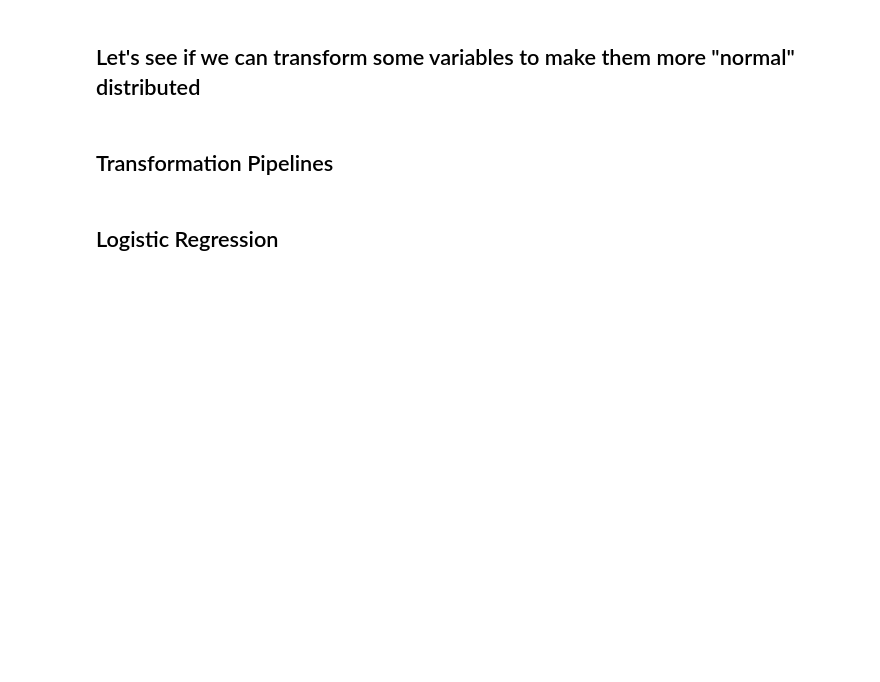
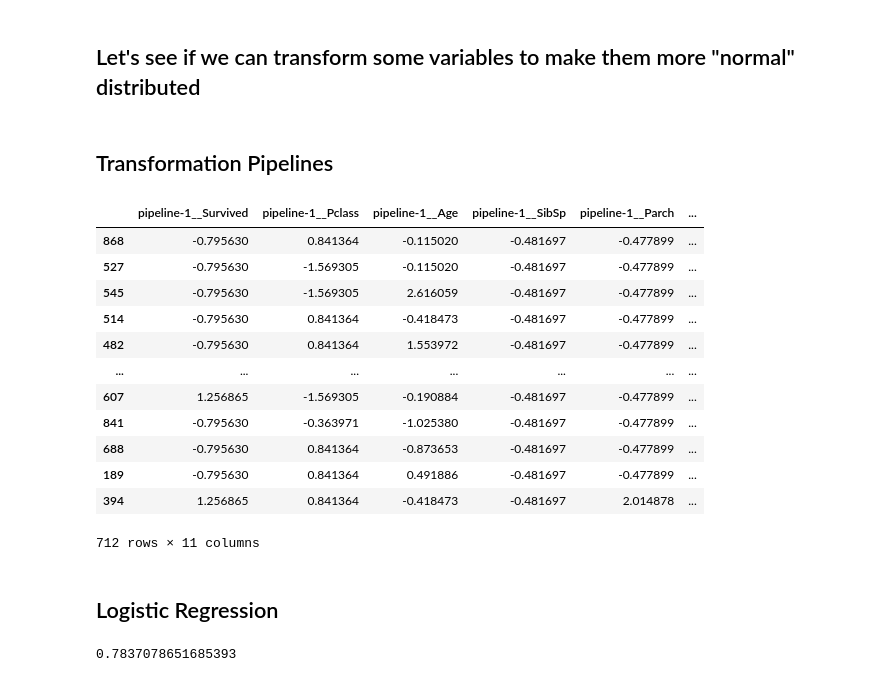
Before and after one commit to delvira11/Hands_On-ML, a Jupyter notebook: 02_End_to_end_ML_project/Titanic.ipynb, the cells around one changed output. Drawn from its saved outputs; the diff is of its cells as text; code cells hidden in the pictures; blank space fills up the shorter version.

Commit message:
titanic & pipelines tested

```diff
--- a/02_End_to_end_ML_project/Titanic.ipynb
+++ b/02_End_to_end_ML_project/Titanic.ipynb
@@ -186,32 +186,77 @@ titanic_1hot_df.head(2)
 # No parece que vaya bien, aplicar el log a la variable Fare, aparte del problema de los infinitos
 # %% [markdown]
 ## Transformation Pipelines
-# %%
-from sklearn.base import BaseEstimator, TransformerMixin
-
-# Create a custom transformer to delete unnecesary columns
-
-class ColDropper(BaseEstimator, TransformerMixin):
-    def __init__(self):
-        pass
-    def fit(self, X, y=None):
-        return self
-    def transform(self, X):
-        X_copy = X.drop(["Name", "PassengerId", "Ticket", "Cabin"], axis=1)
-        return X_copy
+# %%
+from sklearn.base import BaseEstimator, TransformerMixin
+
+# Create a custom transformer to delete unnecesary columns
+
+class ColDropper(BaseEstimator, TransformerMixin):
+    def __init__(self):
+        pass
+    def fit(self, X, y=None):
+        return self
+    def transform(self, X):
+        self.X_copy = X.drop(["Name", "PassengerId", "Ticket", "Cabin"], axis=1)
+        return self.X_copy
 # %%
-from sklearn.pipeline import make_pipeline
+from sklearn.pipeline import make_pipeline, Pipeline
 from sklearn.preprocessing import StandardScaler
 #from sklearn.compose import ColumnTransformer
 from sklearn.compose import make_column_selector, make_column_transformer
 
 test_pipeline = make_pipeline(SimpleImputer(strategy="median"), StandardScaler())
 
 train_copy = train_set.copy()
 
 num_pipeline = make_pipeline(SimpleImputer(strategy="median"), StandardScaler())
 cat_pipeline = make_pipeline(SimpleImputer(strategy="most_frequent"), OneHotEncoder())
 
-col_transformer = make_column_transformer()
+col_transformer = make_column_transformer(
+    (num_pipeline, make_column_selector(dtype_include=np.number)),
+    (cat_pipeline, make_column_selector(dtype_include=object)),
+)
+
+preprocessing = make_pipeline(ColDropper(), col_transformer)
+
+preprocessed_train = preprocessing.fit_transform(train_copy)
+
+preprocessed_df = pd.DataFrame(preprocessed_train, columns=preprocessing[1].get_feature_names_out(), index=train_copy.index)
+preprocessed_df
+# %% [output]
+|  | pipeline-1__Survived | pipeline-1__Pclass | pipeline-1__Age | pipeline-1__SibSp | pipeline-1__Parch | ... |
+| 868 | -0.795630 | 0.841364 | -0.115020 | -0.481697 | -0.477899 | ... |
+| 527 | -0.795630 | -1.569305 | -0.115020 | -0.481697 | -0.477899 | ... |
+| 545 | -0.795630 | -1.569305 | 2.616059 | -0.481697 | -0.477899 | ... |
+| 514 | -0.795630 | 0.841364 | -0.418473 | -0.481697 | -0.477899 | ... |
+| 482 | -0.795630 | 0.841364 | 1.553972 | -0.481697 | -0.477899 | ... |
+| ... | ... | ... | ... | ... | ... | ... |
+| 607 | 1.256865 | -1.569305 | -0.190884 | -0.481697 | -0.477899 | ... |
+| 841 | -0.795630 | -0.363971 | -1.025380 | -0.481697 | -0.477899 | ... |
+| 688 | -0.795630 | 0.841364 | -0.873653 | -0.481697 | -0.477899 | ... |
+| 189 | -0.795630 | 0.841364 | 0.491886 | -0.481697 | -0.477899 | ... |
+| 394 | 1.256865 | 0.841364 | -0.418473 | -0.481697 | 2.014878 | ... |
+712 rows × 11 columns
 # %% [markdown]
 ## Logistic Regression
+# %%
+# from sklearn.linear_model import LogisticRegression
+
+log_reg = LogisticRegression()
+
+train_set_copy = train_set.copy()
+X = train_set_copy.drop(["Survived"], axis=1)
+y = train_set_copy["Survived"]
+final_train = preprocessing.fit_transform(X)
+final_train = pd.DataFrame(final_train, columns=preprocessing[1].get_feature_names_out(), index=X.index)
+
+log_reg.fit(final_train, y)
+
+predictions = log_reg.predict(final_train)
+
+from sklearn.metrics import accuracy_score
+
+accuracy = accuracy_score(y, predictions)
+accuracy
+# %% [output]
+0.7837078651685393
```
Also changed, not shown: parts of 10 cells of this notebook.
